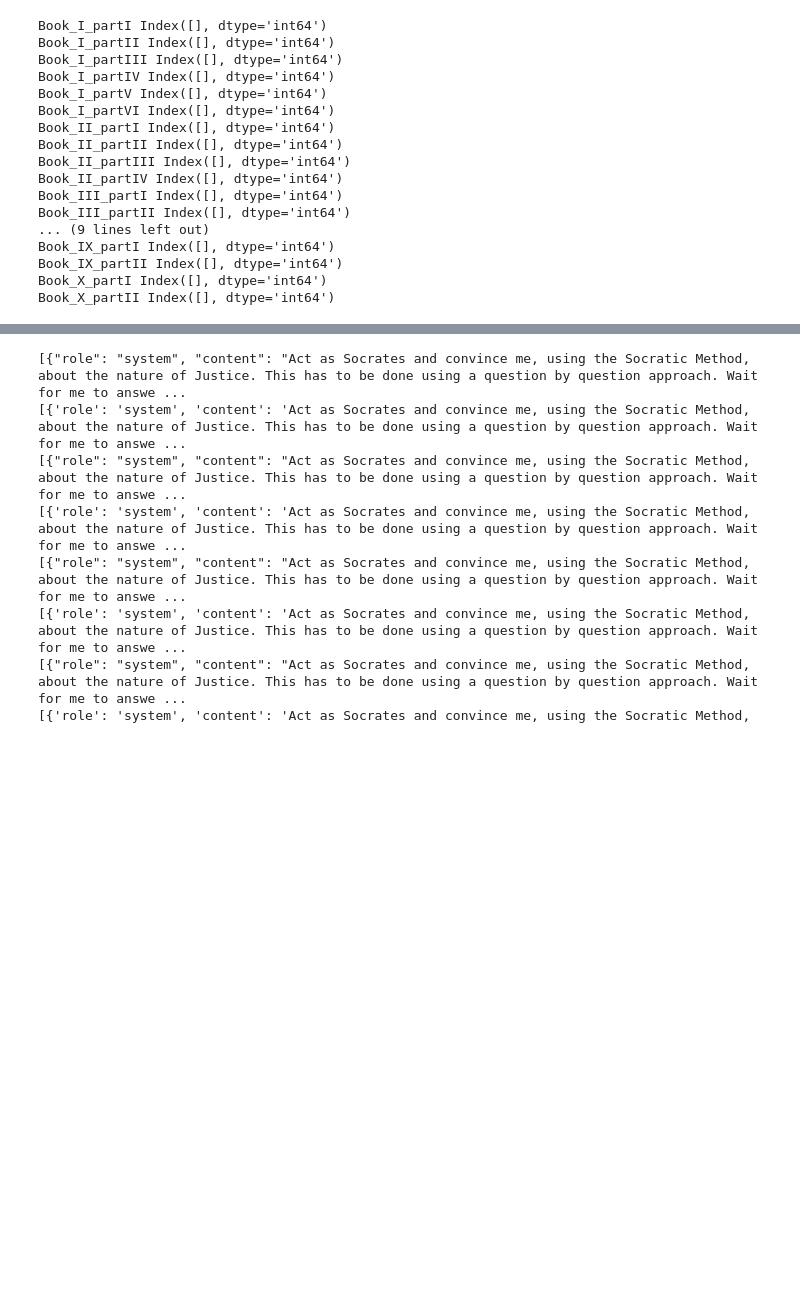
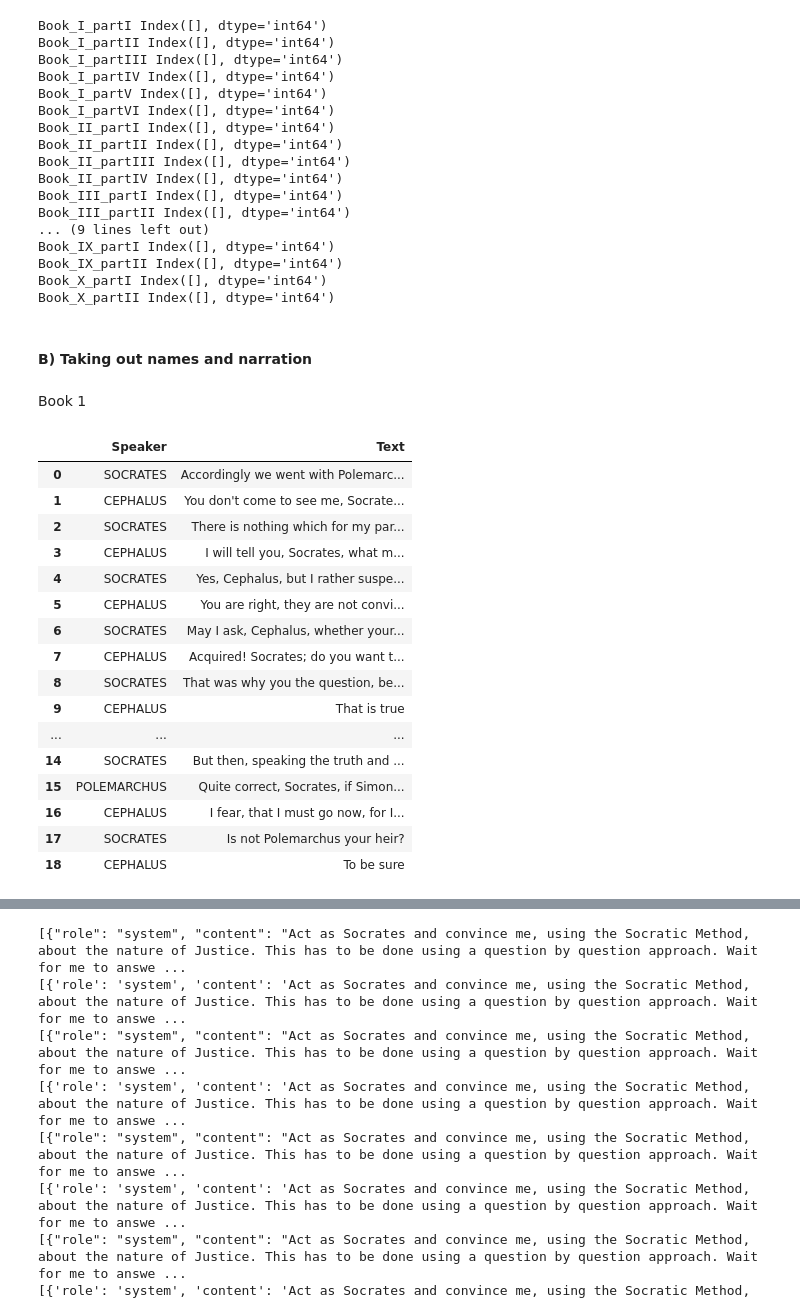
Before and after one commit to LouisDeclee/EduCrate, a Jupyter notebook: code/notebooks/test.ipynb, the cells around one changed output, grey strips where cells are left out. Saved outputs shown, nothing was run; the diff lists cells and outputs as text; code cells hidden in the pictures; blank space fills up the shorter version.

```diff
--- a/code/notebooks/test.ipynb
+++ b/code/notebooks/test.ipynb
@@ -265,3 +263,20 @@ for df in df_list:
     any_null_rows = null_check.any(axis=1)
     rows_with_null_indices = any_null_rows[any_null_rows].index
     df.drop(rows_with_null_indices, inplace=True)
+# %% [markdown]
+#### B) Taking out names and narration
+# %%
+def replace_strings(text):
+
+    strings_to_replace = ["said the youth", "I said", "he said", "he says",
+                          "he answered", "he replied", "I replied",
+                          "I asked", "He roared out to the whole company:",
+                          "said Cleitophon", "rejoined Polemarchus", "I continued",
+                          ]
+    replacement = ""
+
+    for word in strings_to_replace:
+        text = text.replace(word, replacement)
+    return text
+# %% [markdown]
+Book 1
@@ -267,0 +304,24 @@ for df in df_list:
+# %%
+Book_I_partII_copy = Book_I_partII.copy()
+Book_I_partII_copy = Book_I_partII_copy[['Speaker', 'Text']]
+Book_I_partII_copy['Text'] = Book_I_partII_copy['Text'].apply(lambda x: replace_strings(x))
+Book_I_partII_copy.loc[18, 'Text'] = 'To be sure'
+Book_I_partII_copy
+# %% [output]
+|  | Speaker | Text |
+| 0 | SOCRATES | Accordingly we went with Polemarc... |
+| 1 | CEPHALUS | You don't come to see me, Socrate... |
+| 2 | SOCRATES | There is nothing which for my par... |
+| 3 | CEPHALUS | I will tell you, Socrates, what m... |
+| 4 | SOCRATES | Yes, Cephalus, but I rather suspe... |
+| 5 | CEPHALUS | You are right, they are not convi... |
+| 6 | SOCRATES | May I ask, Cephalus, whether your... |
+| 7 | CEPHALUS | Acquired! Socrates; do you want t... |
+| 8 | SOCRATES | That was why you the question, be... |
+| 9 | CEPHALUS | That is true |
+| ... | ... | ... |
+| 14 | SOCRATES | But then, speaking the truth and ... |
+| 15 | POLEMARCHUS | Quite correct, Socrates, if Simon... |
+| 16 | CEPHALUS | I fear, that I must go now, for I... |
+| 17 | SOCRATES | Is not Polemarchus your heir? |
+| 18 | CEPHALUS | To be sure |
```
Also changed, not shown: parts of 17 cells of this notebook, 3 other files.
